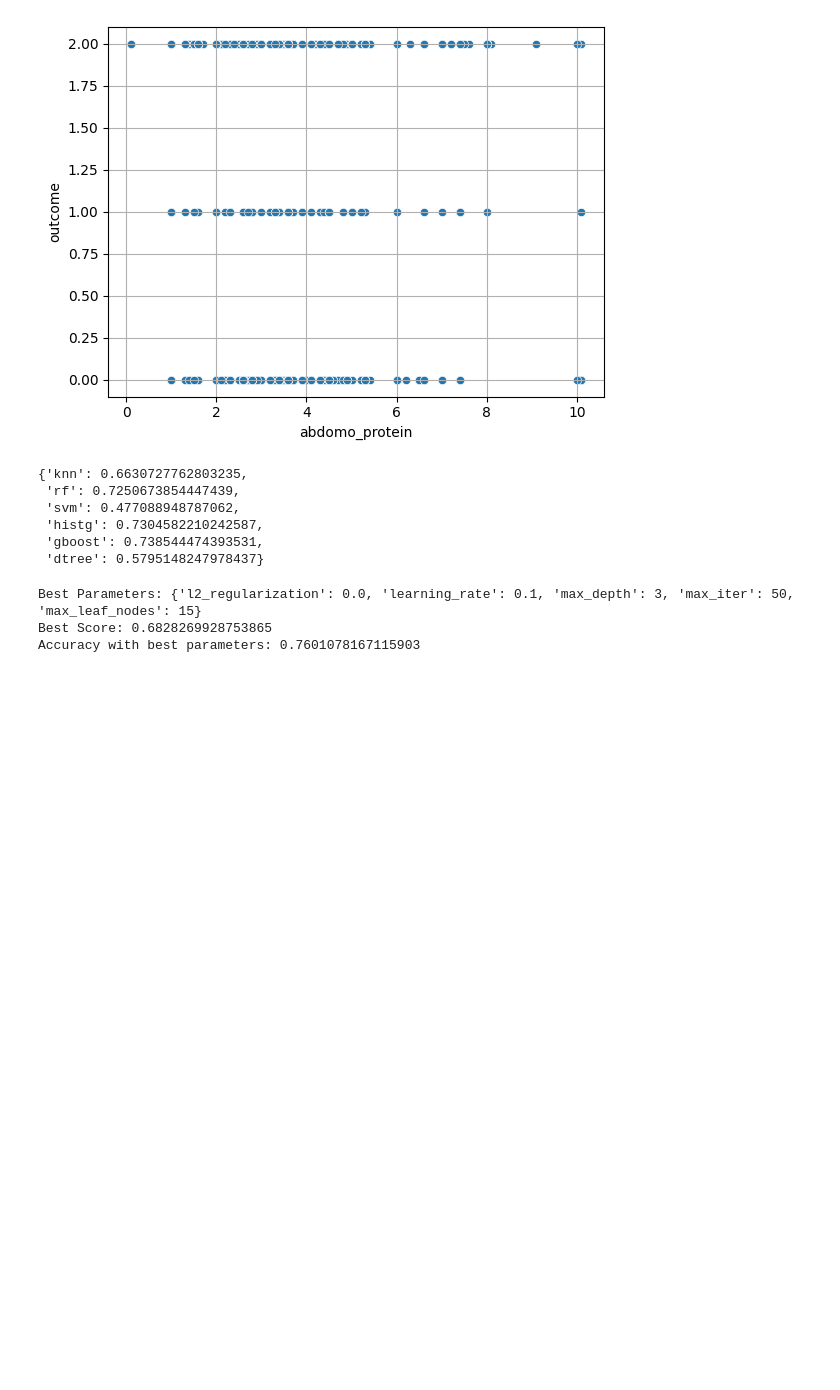
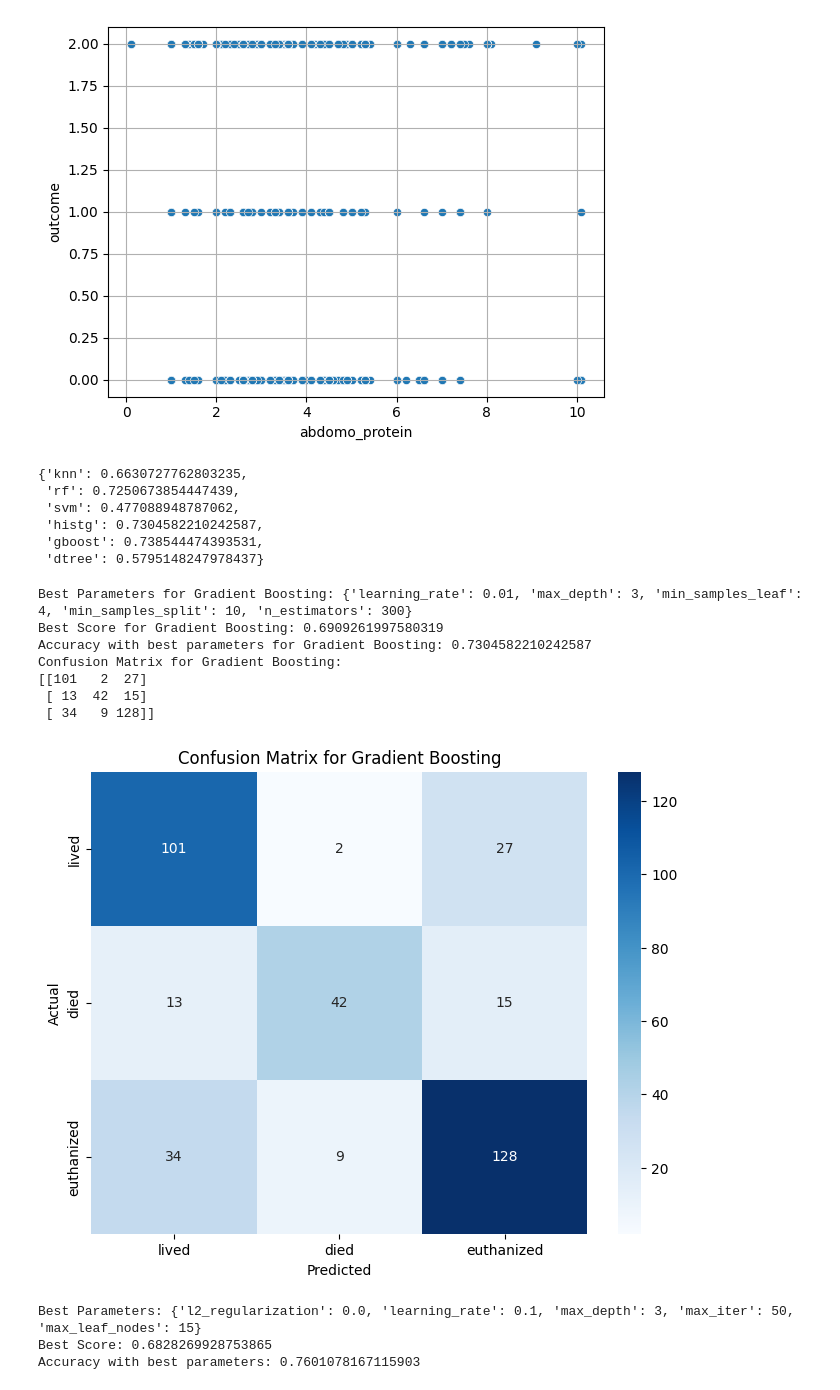
Before and after one commit to Gnana-Athityan/ML_horse_health, a Jupyter notebook: one.ipynb, the cells around one changed output. Drawn from its saved outputs; the diff is of its cells as text; code cells hidden in the pictures; blank space fills up the shorter version.

```diff
--- a/one.ipynb
+++ b/one.ipynb
@@ -342,6 +352,57 @@ histg = HistGradientBoostingClassifier(
 ).fit(X_train,Y_train)
 # %%
 final_output = histg.predict(test_data.drop(columns=['id','lesion_2', 'lesion_3']))
+# %%
+from sklearn.ensemble import GradientBoostingClassifier
+from sklearn.model_selection import GridSearchCV
+from sklearn.metrics import accuracy_score, confusion_matrix
+
+param_grid_gboost = {
+    'n_estimators': [100, 200, 300],
+    'learning_rate': [0.01, 0.1, 0.2],
+    'max_depth': [3, 4, 5],
+    'min_samples_split': [2, 5, 10],
+    'min_samples_leaf': [1, 2, 4]
+}
+
+gboost = GradientBoostingClassifier(random_state=42)
+
+grid_search_gboost = GridSearchCV(estimator=gboost, param_grid=param_grid_gboost, scoring='accuracy', cv=5, n_jobs=-1)
+
+grid_search_gboost.fit(X_train, Y_train)
+
+best_params_gboost = grid_search_gboost.best_params_
+best_score_gboost = grid_search_gboost.best_score_
+
+print("Best Parameters for Gradient Boosting:", best_params_gboost)
+print("Best Score for Gradient Boosting:", best_score_gboost)
+
+best_gboost = GradientBoostingClassifier(**best_params_gboost, random_state=42).fit(X_train, Y_train)
+
+y_pred_gboost = best_gboost.predict(X_test)
+
+accuracy_gboost = accuracy_score(Y_test, y_pred_gboost)
+print("Accuracy with best parameters for Gradient Boosting:", accuracy_gboost)
+
+conf_matrix_gboost = confusion_matrix(Y_test, y_pred_gboost)
+print('Confusion Matrix for Gradient Boosting:')
+print(conf_matrix_gboost)
+
+plt.figure(figsize=(8, 6))
+sns.heatmap(conf_matrix_gboost, annot=True, fmt='d', cmap='Blues', xticklabels=['lived', 'died', 'euthanized'], yticklabels=['lived', 'died', 'euthanized'])
+plt.xlabel('Predicted')
+plt.ylabel('Actual')
+plt.title('Confusion Matrix for Gradient Boosting')
+plt.show()
+# %% [output]
+Best Parameters for Gradient Boosting: {'learning_rate': 0.01, 'max_depth': 3, 'min_samples_leaf': 4, 'min_samples_split': 10, 'n_estimators': 300}
+Best Score for Gradient Boosting: 0.6909261997580319
+Accuracy with best parameters for Gradient Boosting: 0.7304582210242587
+Confusion Matrix for Gradient Boosting:
+[[101   2  27]
+ [ 13  42  15]
+ [ 34   9 128]]
+[figure, added]
 # %%
 from sklearn.model_selection import GridSearchCV
 
```
Also changed, not shown: parts of 12 cells of this notebook.
